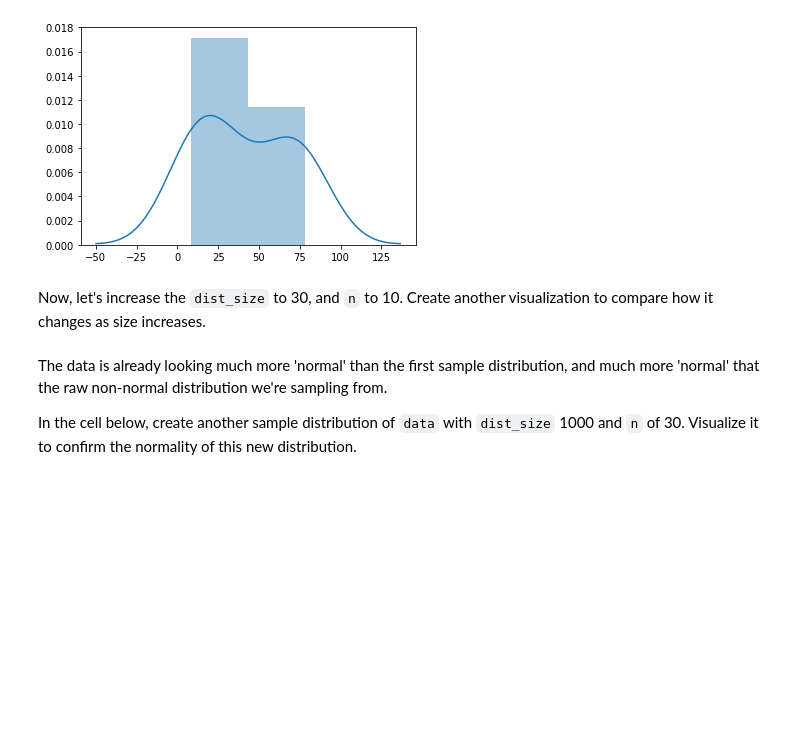
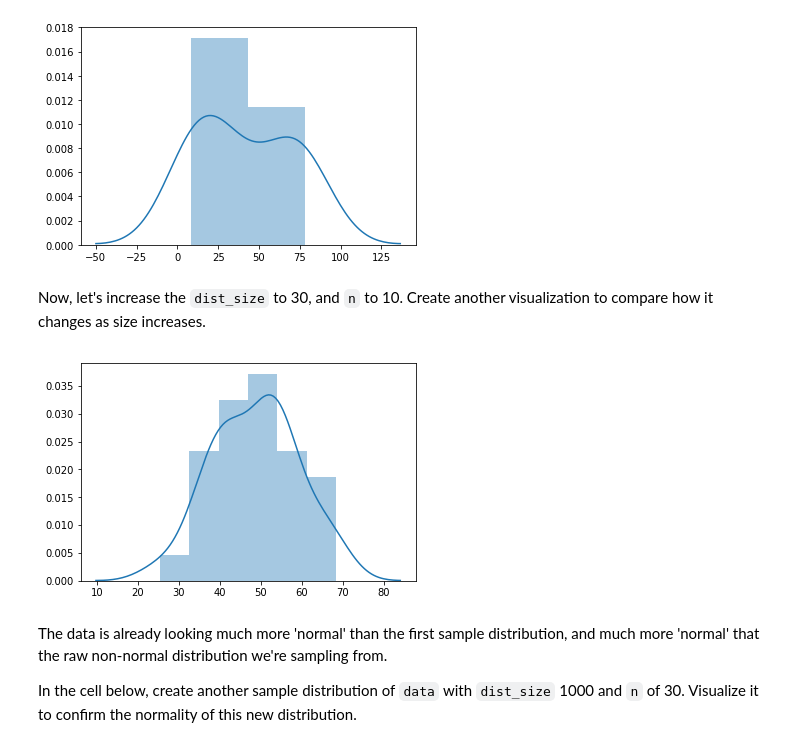
Before and after one commit to Laura-ShummonMaass/dsc-2-19-13-central-limit-theorem-lab-seattle-ds-career-040119, a Jupyter notebook: index.ipynb, the cells around one changed output. Cells and saved outputs as stored; diff of their text form; code cells hidden in the pictures; blank space fills up the shorter version.

```diff
--- a/index.ipynb
+++ b/index.ipynb
@@ -120,8 +120,10 @@ sns.distplot(sample_dist_10);
 # %% [markdown]
 Now, let's increase the `dist_size` to 30, and `n` to 10.  Create another visualization to compare how it changes as size increases.
 # %%
-sample_dist_10 = create_sample_distribution(normal_series, 10, 3)
+sample_dist_10 = create_sample_distribution(normal_series, 30, 10)
 sns.distplot(sample_dist_10);
+# %% [output]
+[figure, added]
 # %% [markdown]
 The data is already looking much more 'normal' than the first sample distribution, and much more 'normal' that the raw non-normal distribution we're sampling from.
 
```
